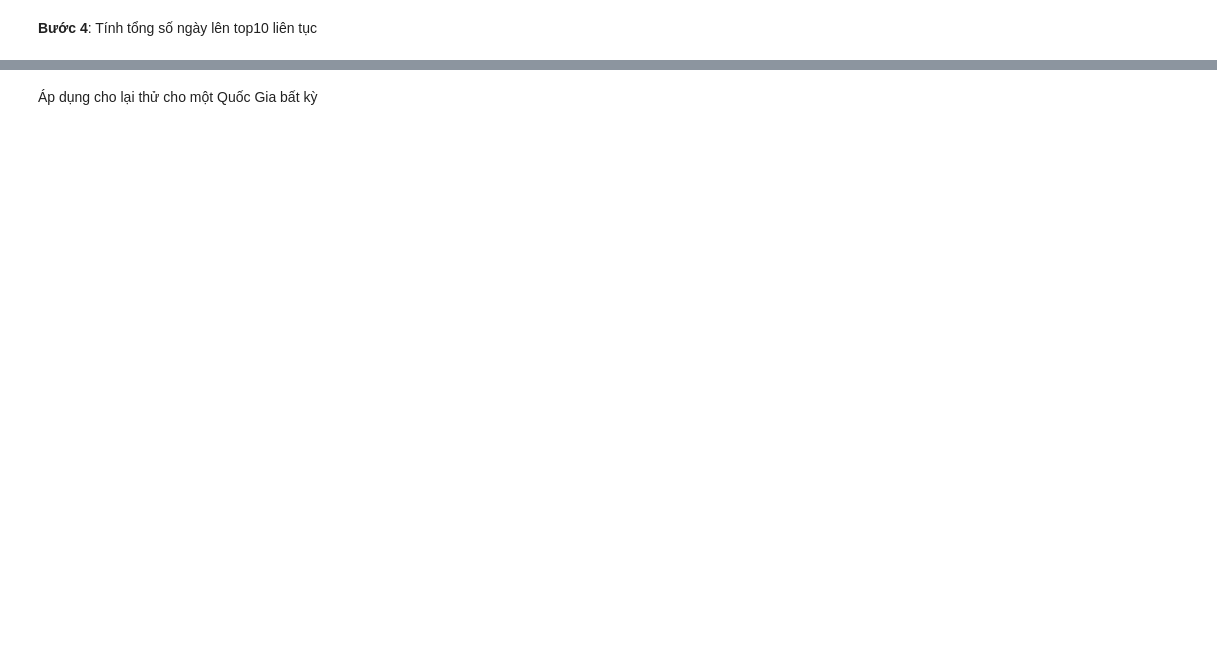
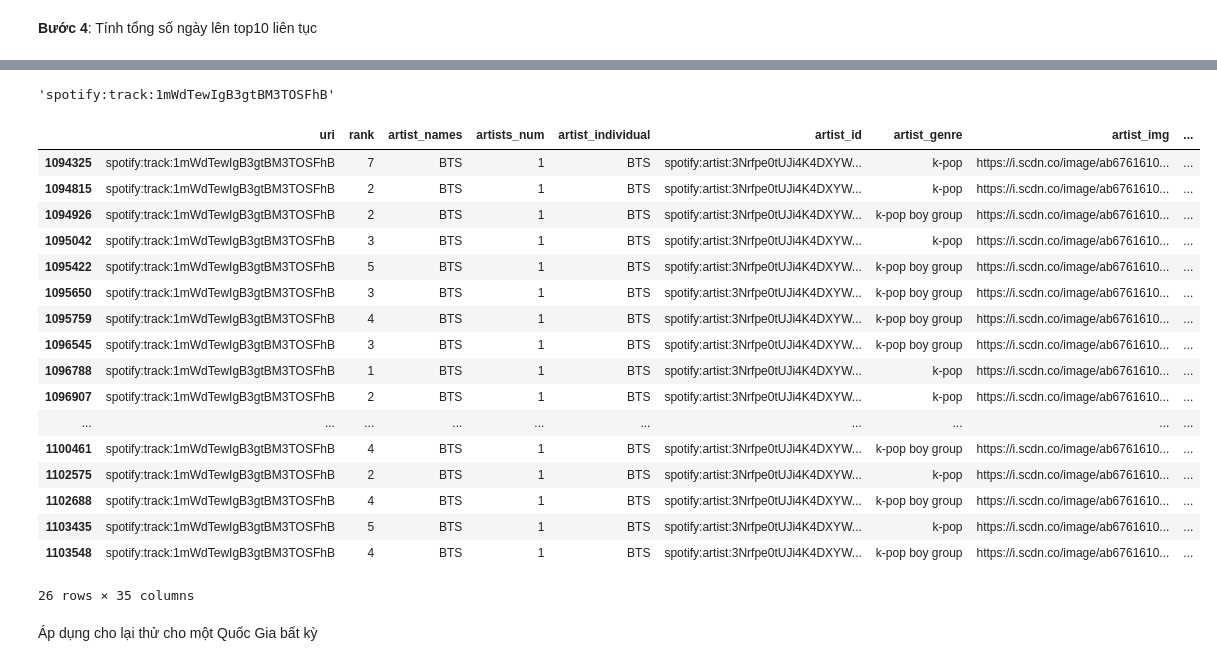
Before and after one commit to Miruku2201/LTKHDL_FinalProject, a Jupyter notebook: question.ipynb, the cells around one changed output, grey strips where cells are left out. Drawn from its saved outputs; the diff is of its cells as text; code cells hidden in the pictures; blank space fills up the shorter version.

```diff
--- a/question.ipynb
+++ b/question.ipynb
@@ -36,3 +54,7 @@ spotify_df = pd.read_csv("./features/processed.csv")
+# %%
+pattern = '%Y-%m-%d'
+spotify_df['release_date'] = pd.to_datetime(spotify_df['release_date'], format=pattern)
+spotify_df['week'] = pd.to_datetime(spotify_df['week'], format=pattern)
 # %% [markdown]
 ***
 # %% [markdown]
@@ -598,0 +646,6 @@ group_weeks["num_week_on_top_continuously"] = group_weeks.check_week.apply(num_w
+# %%
+pd.set_option('display.max_columns', None)
+pd.set_option('display.expand_frame_repr', False)
+pd.set_option('max_colwidth', -1)
+group_weeks["num_week_on_top_continuously"] = group_weeks.check_week.apply(num_week_on_top_continuously)
+group_weeks
@@ -599,8 +670,30 @@ group_weeks["num_week_on_top_continuously"] = group_weeks.check_week.apply(num_w
 # %%
 top_uri = group_weeks.loc[group_weeks.num_week_on_top_continuously == group_weeks.num_week_on_top_continuously.max()]["uri"].values[0]
+top_uri
+# %% [output]
+'spotify:track:1mWdTewIgB3gtBM3TOSFhB'
 # %%
 favorite_song_df = top10_df[top10_df.uri == top_uri]
-#favorite_song_df
+favorite_song_df
+# %% [output]
+|  | uri | rank | artist_names | artists_num | artist_individual | artist_id | artist_genre | artist_img | ... |
+| 1094325 | spotify:track:1mWdTewIgB3gtBM3TOSFhB | 7 | BTS | 1 | BTS | spotify:artist:3Nrfpe0tUJi4K4DXYW... | k-pop | https://i.scdn.co/image/ab6761610... | ... |
+| 1094815 | spotify:track:1mWdTewIgB3gtBM3TOSFhB | 2 | BTS | 1 | BTS | spotify:artist:3Nrfpe0tUJi4K4DXYW... | k-pop | https://i.scdn.co/image/ab6761610... | ... |
+| 1094926 | spotify:track:1mWdTewIgB3gtBM3TOSFhB | 2 | BTS | 1 | BTS | spotify:artist:3Nrfpe0tUJi4K4DXYW... | k-pop boy group | https://i.scdn.co/image/ab6761610... | ... |
+| 1095042 | spotify:track:1mWdTewIgB3gtBM3TOSFhB | 3 | BTS | 1 | BTS | spotify:artist:3Nrfpe0tUJi4K4DXYW... | k-pop | https://i.scdn.co/image/ab6761610... | ... |
+| 1095422 | spotify:track:1mWdTewIgB3gtBM3TOSFhB | 5 | BTS | 1 | BTS | spotify:artist:3Nrfpe0tUJi4K4DXYW... | k-pop boy group | https://i.scdn.co/image/ab6761610... | ... |
+| 1095650 | spotify:track:1mWdTewIgB3gtBM3TOSFhB | 3 | BTS | 1 | BTS | spotify:artist:3Nrfpe0tUJi4K4DXYW... | k-pop boy group | https://i.scdn.co/image/ab6761610... | ... |
+| 1095759 | spotify:track:1mWdTewIgB3gtBM3TOSFhB | 4 | BTS | 1 | BTS | spotify:artist:3Nrfpe0tUJi4K4DXYW... | k-pop boy group | https://i.scdn.co/image/ab6761610... | ... |
+| 1096545 | spotify:track:1mWdTewIgB3gtBM3TOSFhB | 3 | BTS | 1 | BTS | spotify:artist:3Nrfpe0tUJi4K4DXYW... | k-pop boy group | https://i.scdn.co/image/ab6761610... | ... |
+| 1096788 | spotify:track:1mWdTewIgB3gtBM3TOSFhB | 1 | BTS | 1 | BTS | spotify:artist:3Nrfpe0tUJi4K4DXYW... | k-pop | https://i.scdn.co/image/ab6761610... | ... |
+| 1096907 | spotify:track:1mWdTewIgB3gtBM3TOSFhB | 2 | BTS | 1 | BTS | spotify:artist:3Nrfpe0tUJi4K4DXYW... | k-pop | https://i.scdn.co/image/ab6761610... | ... |
+| ... | ... | ... | ... | ... | ... | ... | ... | ... | ... |
+| 1100461 | spotify:track:1mWdTewIgB3gtBM3TOSFhB | 4 | BTS | 1 | BTS | spotify:artist:3Nrfpe0tUJi4K4DXYW... | k-pop boy group | https://i.scdn.co/image/ab6761610... | ... |
+| 1102575 | spotify:track:1mWdTewIgB3gtBM3TOSFhB | 2 | BTS | 1 | BTS | spotify:artist:3Nrfpe0tUJi4K4DXYW... | k-pop | https://i.scdn.co/image/ab6761610... | ... |
+| 1102688 | spotify:track:1mWdTewIgB3gtBM3TOSFhB | 4 | BTS | 1 | BTS | spotify:artist:3Nrfpe0tUJi4K4DXYW... | k-pop boy group | https://i.scdn.co/image/ab6761610... | ... |
+| 1103435 | spotify:track:1mWdTewIgB3gtBM3TOSFhB | 5 | BTS | 1 | BTS | spotify:artist:3Nrfpe0tUJi4K4DXYW... | k-pop | https://i.scdn.co/image/ab6761610... | ... |
+| 1103548 | spotify:track:1mWdTewIgB3gtBM3TOSFhB | 4 | BTS | 1 | BTS | spotify:artist:3Nrfpe0tUJi4K4DXYW... | k-pop boy group | https://i.scdn.co/image/ab6761610... | ... |
+26 rows × 35 columns
 # %% [markdown]
 Áp dụng cho lại thử cho một Quốc Gia bất kỳ
 # %%
```
Also changed, not shown: parts of 12 cells of this notebook.
